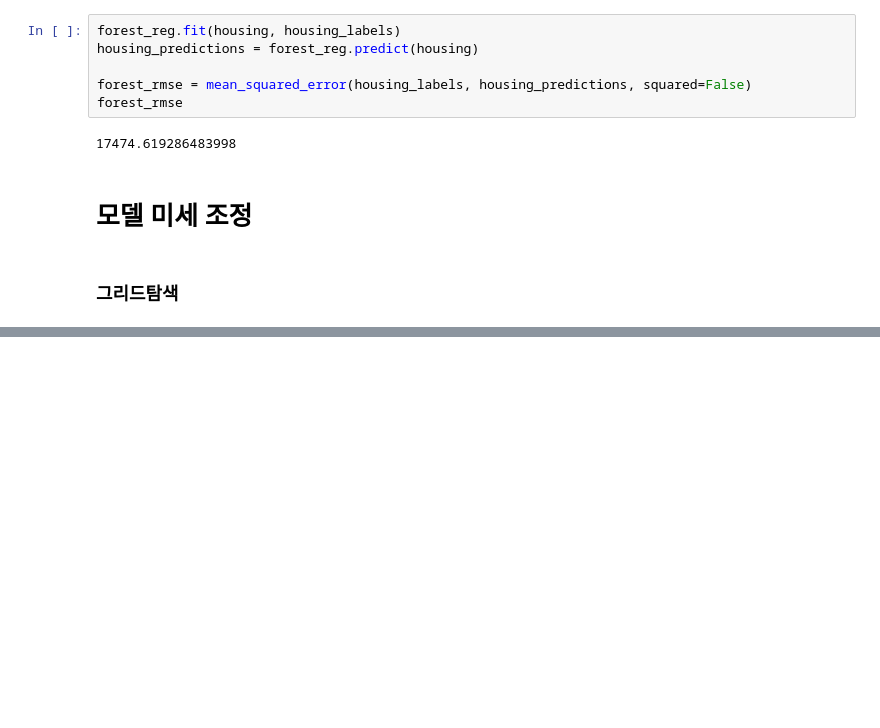
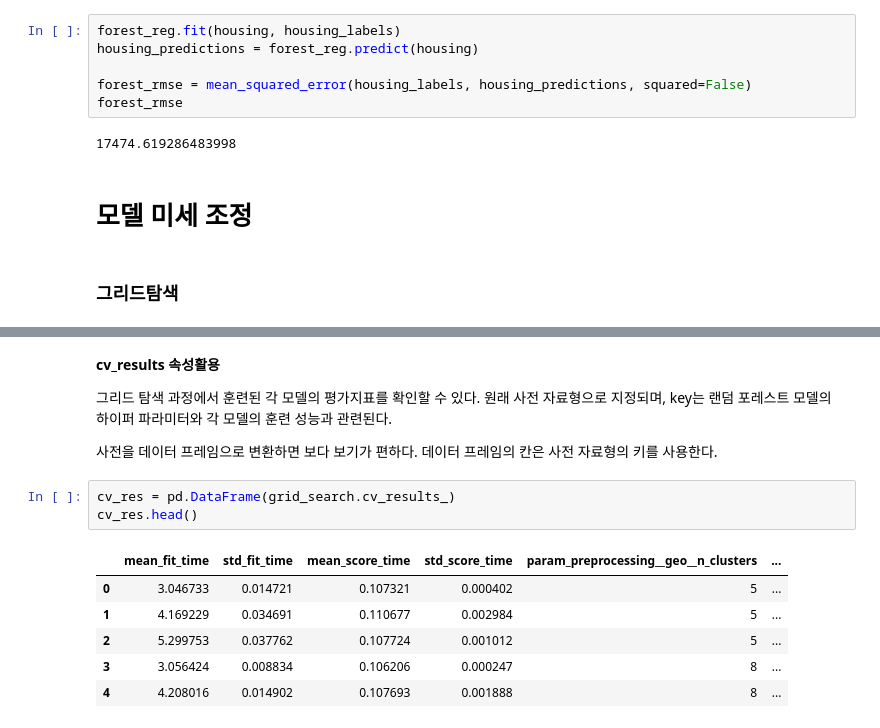
Before and after one commit to blueconecell/HandsOnML, a Jupyter notebook: 2장_머신러닝프로젝트처음부터끝까지.ipynb, the cells around one changed output, grey strips where cells are left out. Drawn from its saved outputs; the diff is of its cells as text; blank space fills up the shorter version.

```diff
--- a/2장_머신러닝프로젝트처음부터끝까지.ipynb
+++ b/2장_머신러닝프로젝트처음부터끝까지.ipynb
@@ -920,0 +974,16 @@ GridSearchCV(cv=3,
+# %% [markdown]
+**cv_results 속성활용**
+
+그리드 탐색 과정에서 훈련된 각 모델의 평가지표를 확인할 수 있다. 원래 사전 자료형으로 지정되며, key는 랜덤 포레스트 모델의 하이퍼 파라미터와 각 모델의 훈련 성능과 관련된다.
+
+사전을 데이터 프레임으로 변환하면 보다 보기가 편하다. 데이터 프레임의 칸은 사전 자료형의 키를 사용한다.
+# %%
+cv_res = pd.DataFrame(grid_search.cv_results_)
+cv_res.head()
+# %% [output]
+|  | mean_fit_time | std_fit_time | mean_score_time | std_score_time | param_preprocessing__geo__n_clusters | ... |
+| 0 | 3.046733 | 0.014721 | 0.107321 | 0.000402 | 5 | ... |
+| 1 | 4.169229 | 0.034691 | 0.110677 | 0.002984 | 5 | ... |
+| 2 | 5.299753 | 0.037762 | 0.107724 | 0.001012 | 5 | ... |
+| 3 | 3.056424 | 0.008834 | 0.106206 | 0.000247 | 8 | ... |
+| 4 | 4.208016 | 0.014902 | 0.107693 | 0.001888 | 8 | ... |
```
Also changed, not shown: parts of 14 cells of this notebook.
